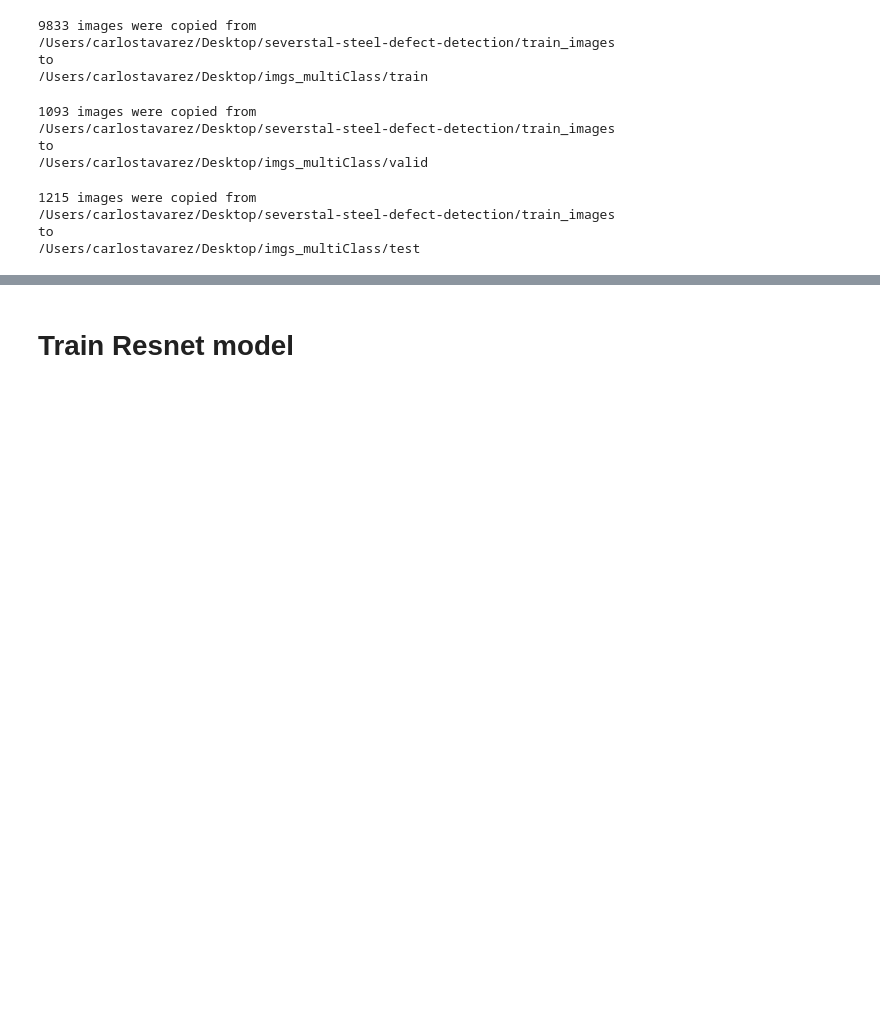
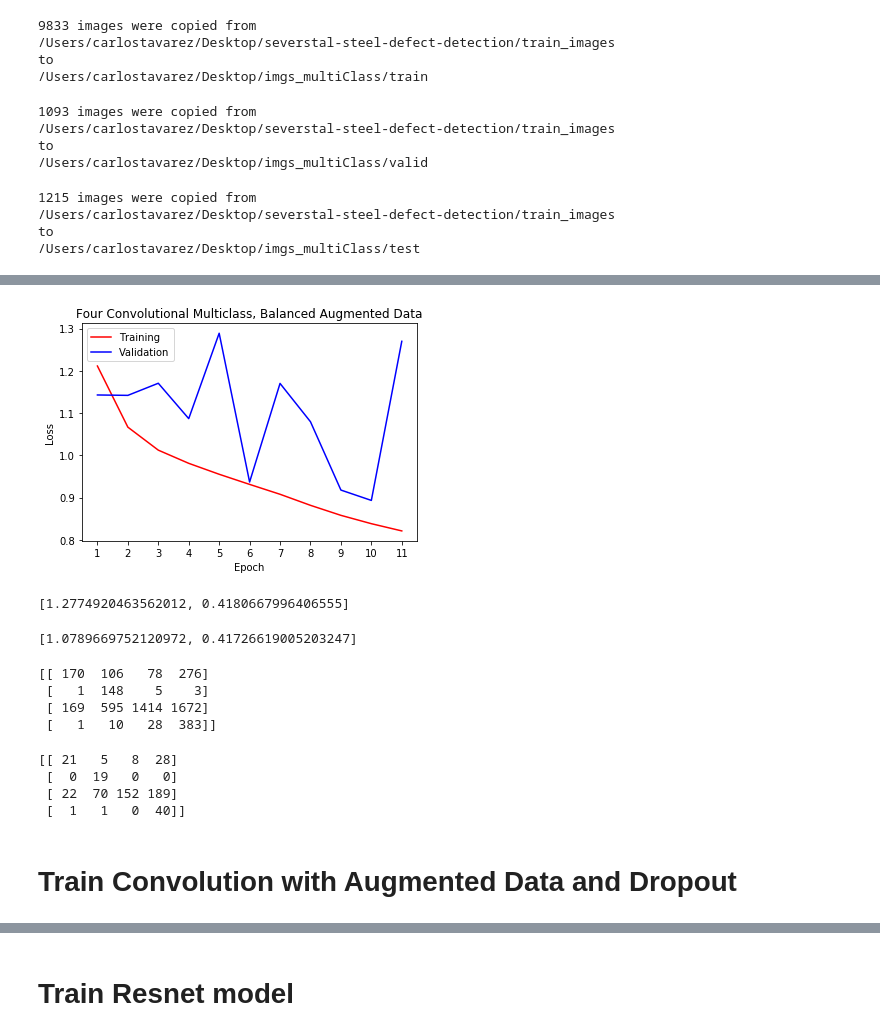
Before and after one commit to carlosezmz/Steel-Defects-Classification, a Jupyter notebook: Experimental_Carlos.ipynb, the cells around one changed output, grey strips where cells are left out. Saved outputs shown, nothing was run; the diff lists cells and outputs as text; code cells hidden in the pictures; blank space fills up the shorter version.

```diff
--- a/Experimental_Carlos.ipynb
+++ b/Experimental_Carlos.ipynb
@@ -365,0 +883,12 @@ to
+# %%
+plot_loss(conv_hist, 'Four Convolutional Multiclass, Balanced Augmented Data')
+# %% [output]
+[figure, added]
+# %%
+conv_model.evaluate_generator(trn_gen)
+# %% [output]
+[1.2774920463562012, 0.4180667996406555]
+# %%
+conv_model.evaluate_generator(val_gen)
+# %% [output]
+[1.0789669752120972, 0.41726619005203247]
@@ -365,0 +902,16 @@ to
+# %%
+print(confusion_matrix(lbls_tr_true, lbls_tr_pred))
+# %% [output]
+[[ 170  106   78  276]
+ [   1  148    5    3]
+ [ 169  595 1414 1672]
+ [   1   10   28  383]]
+# %%
+print(confusion_matrix(lbls_vl_true, lbls_vl_pred))
+# %% [output]
+[[ 21   5   8  28]
+ [  0  19   0   0]
+ [ 22  70 152 189]
+ [  1   1   0  40]]
+# %% [markdown]
+# Train Convolution with Augmented Data and Dropout
```
Also changed, not shown: parts of 92 cells of this notebook, 15 other files.
